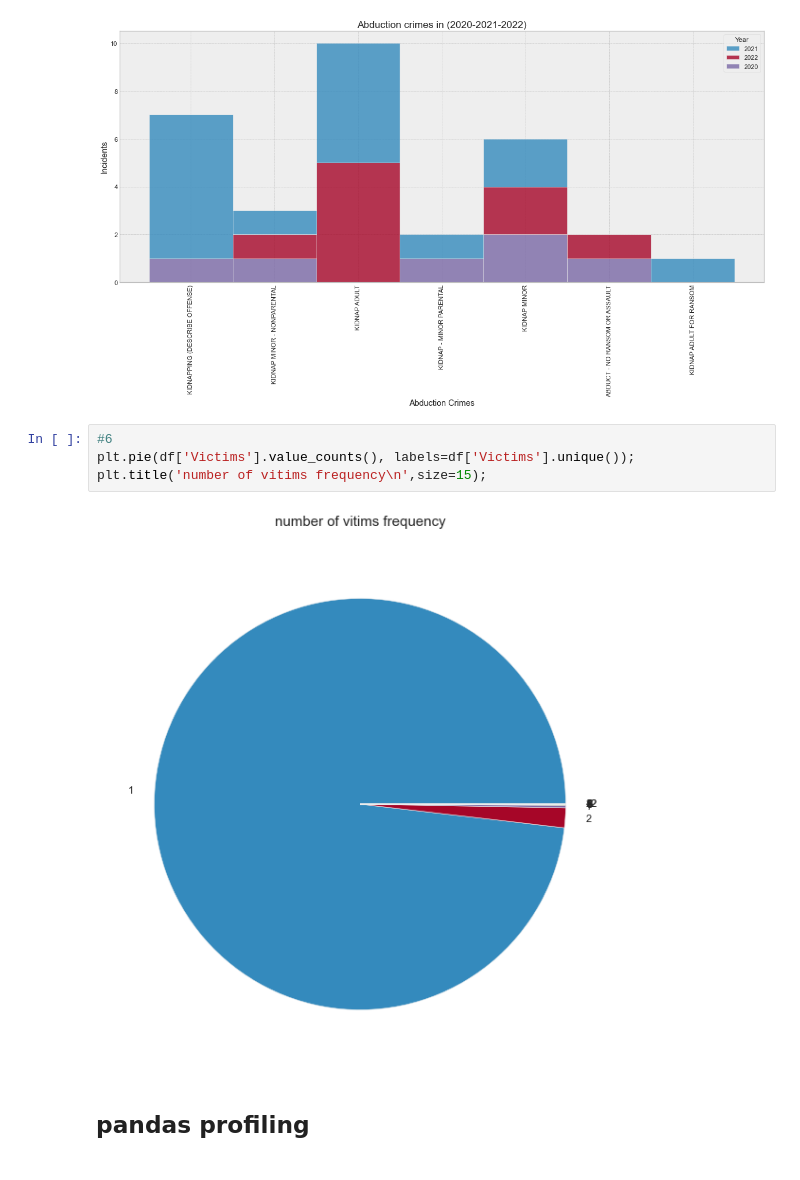
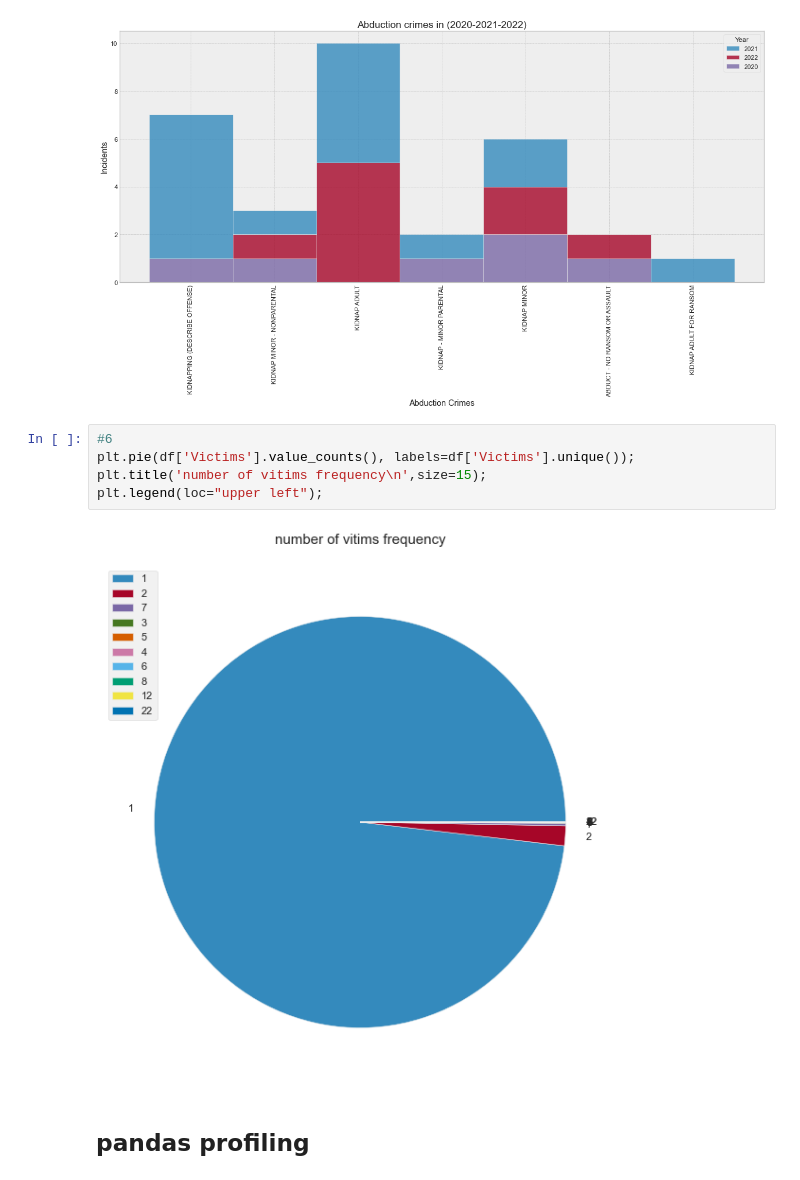
Before and after one commit to GhadahMajid/Bootcamp-Project-2-Crime-Dataset-EDA, a Jupyter notebook: Project2_Notebook.ipynb, the cells around one changed output. Drawn from its saved outputs; the diff is of its cells as text.

```diff
--- a/Project2_Notebook.ipynb
+++ b/Project2_Notebook.ipynb
@@ -356,9 +356,10 @@ plt.xticks(rotation=90);
 # %%
 #6
 plt.pie(df['Victims'].value_counts(), labels=df['Victims'].unique());
 plt.title('number of vitims frequency\n',size=15);
+plt.legend(loc="upper left");
 # %% [output]
-[figure, old version]
+[figure, new version]
 # %% [markdown]
 ## pandas profiling
 # %%
```
